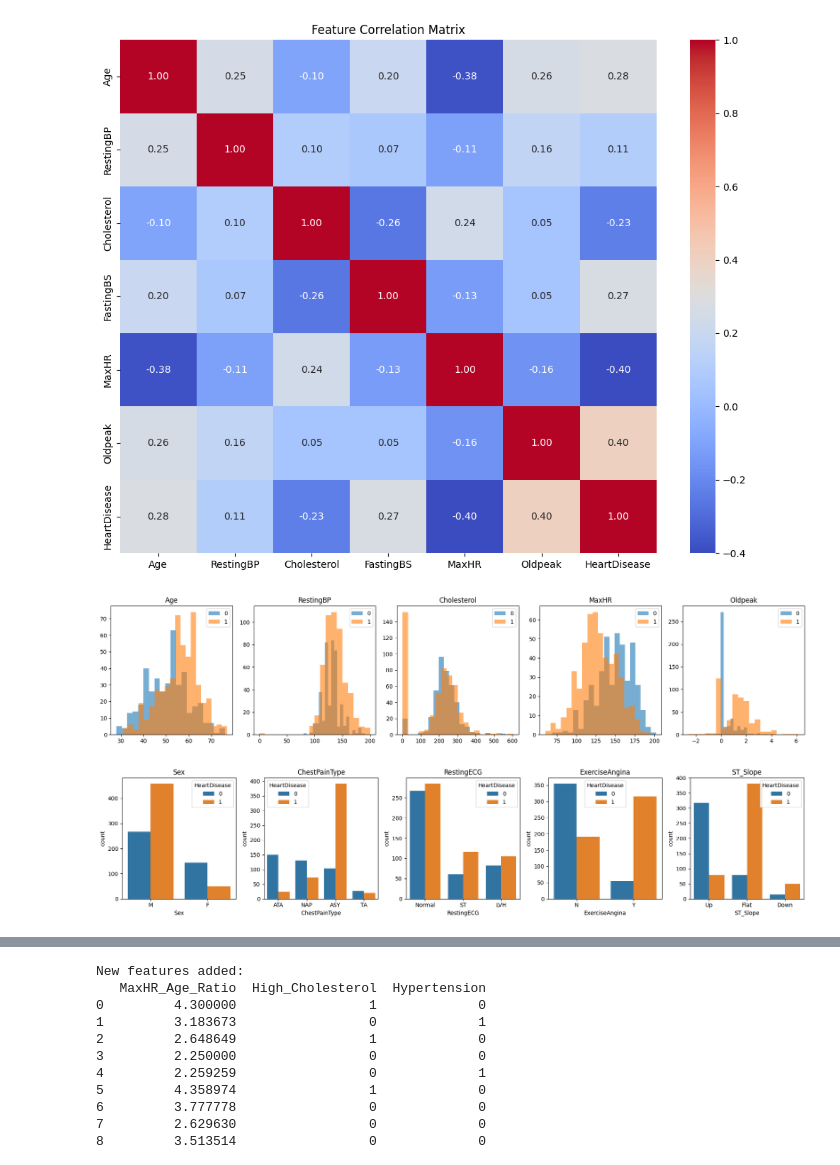
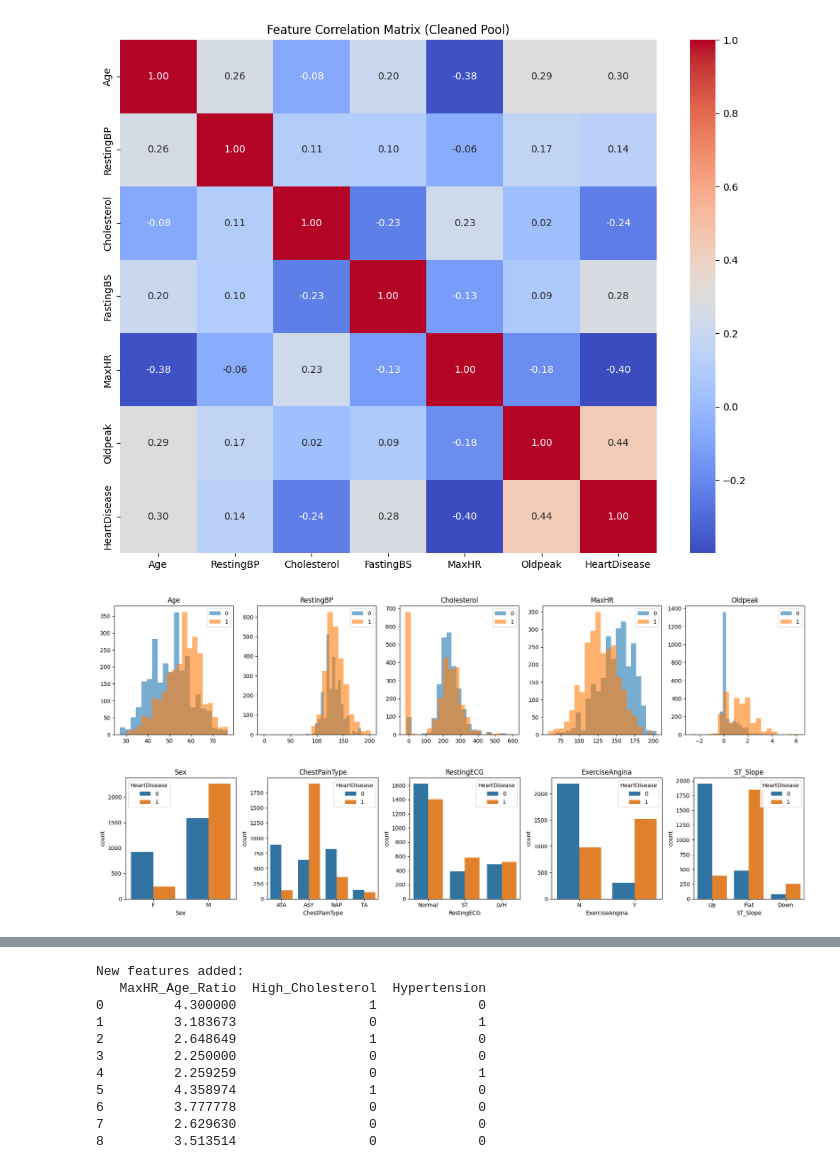
Before and after one commit to usmankk1/heart-disease-risk-predictor, a Jupyter notebook: notebooks/exploration.ipynb, the cells around one changed output, grey strips where cells are left out. Drawn from its saved outputs; the diff is of its cells as text; code cells hidden in the pictures.

```diff
--- a/notebooks/exploration.ipynb
+++ b/notebooks/exploration.ipynb
@@ -4,10 +4,16 @@ import numpy as np
 import matplotlib.pyplot as plt
 import seaborn as sns
 
-df = pd.read_csv(r'F:\AI\HDRP\HDRP\data\heart.csv')
+# Load the updated 5,000 augmented clinical pool dataset
+df = pd.read_csv(r'F:\AI\HDRP\HDRP\data\heart_5000.csv')
 
-print(df.shape)
-print(df.head())
-print(df.dtypes)
-print(df.isnull().sum())
+# Immediate Data Cleaning to prevent information mismatch later
+df['Cholesterol'] = df['Cholesterol'].replace(0, np.nan)
+df['Cholesterol'] = df['Cholesterol'].fillna(df['Cholesterol'].median())
+
+df['RestingBP'] = df['RestingBP'].replace(0, np.nan)
+df['RestingBP'] = df['RestingBP'].fillna(df['RestingBP'].median())
+
+print(f"Dataset successfully loaded with shape: {df.shape}")
+print("Anomalous zeros safely replaced with medians!")
 # %% [output]
@@ -39,12 +31,12 @@ plt.show()
 # %%
 plt.figure(figsize=(10, 8))
 numeric_df = df.select_dtypes(include=['number'])
 sns.heatmap(numeric_df.corr(), annot=True, fmt='.2f', cmap='coolwarm')
-plt.title('Feature Correlation Matrix')
+plt.title('Feature Correlation Matrix (Cleaned Pool)')
 plt.tight_layout()
 plt.show()
 # %% [output]
-[figure, old version]
+[figure, new version]
 # %%
 num_features = ['Age', 'RestingBP', 'Cholesterol', 'MaxHR', 'Oldpeak']
 fig, axes = plt.subplots(1, 5, figsize=(18, 4))
@@ -56,7 +48,7 @@ for ax, col in zip(axes, num_features):
 plt.tight_layout()
 plt.show()
 # %% [output]
-[figure, old version]
+[figure, new version]
 # %%
 cat_features = ['Sex', 'ChestPainType', 'RestingECG', 'ExerciseAngina', 'ST_Slope']
 fig, axes = plt.subplots(1, 5, figsize=(18, 4))
@@ -66,4 +58,4 @@ for ax, col in zip(axes, cat_features):
 plt.tight_layout()
 plt.show()
 # %% [output]
-[figure, old version]
+[figure, new version]
```
Also changed, not shown: parts of 22 cells of this notebook, 20 other files.
